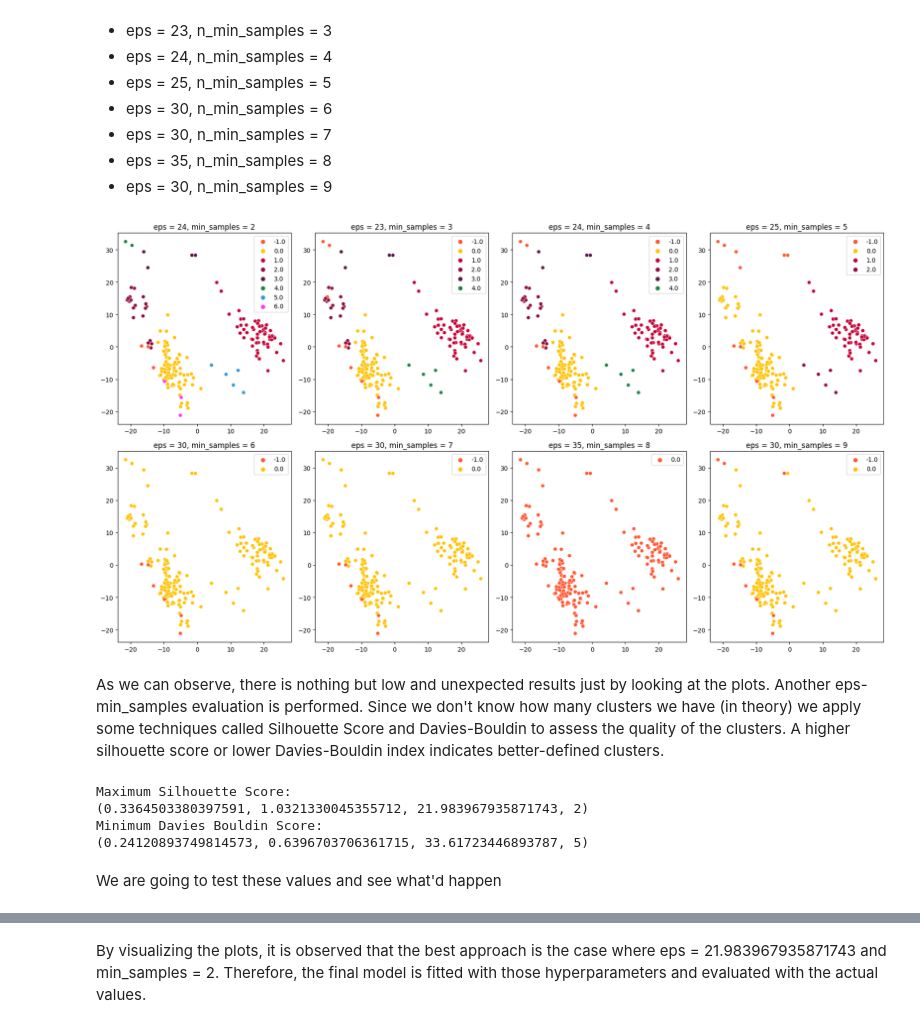
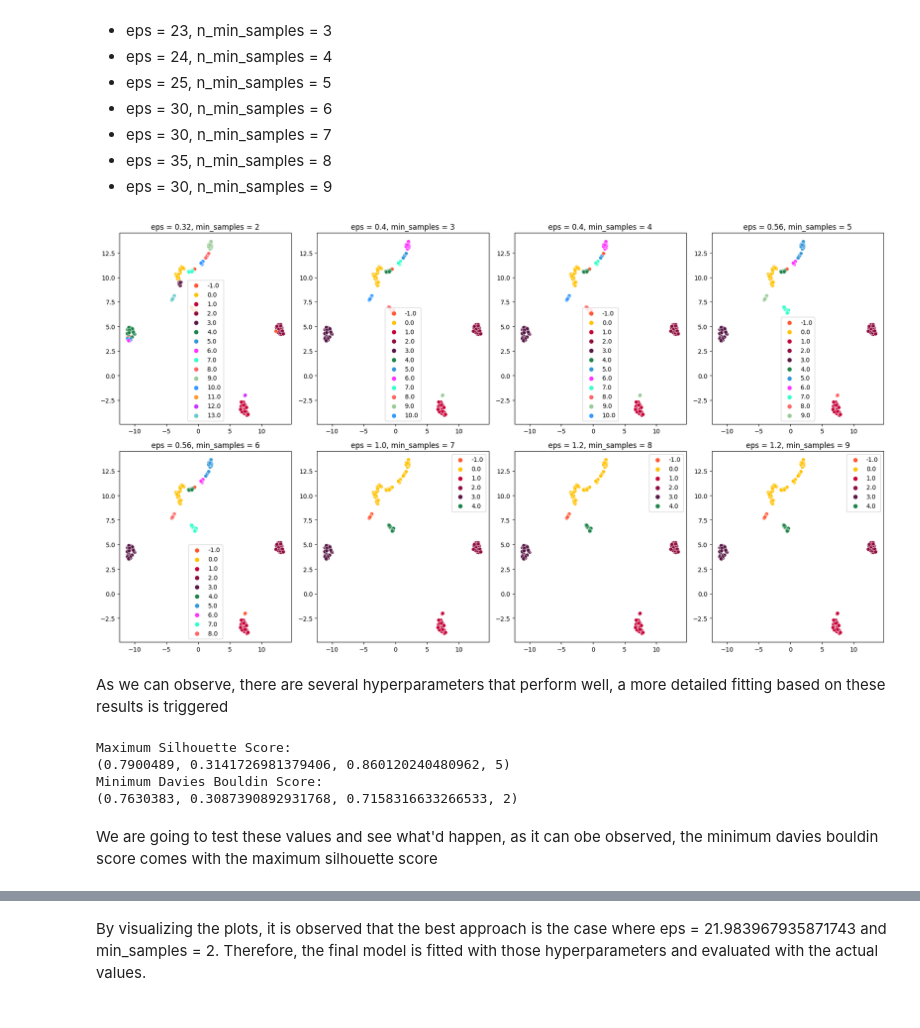
Before and after one commit to JoseGarayar/clustering_utec, a Jupyter notebook: clustering_analysis.ipynb, the cells around one changed output, grey strips where cells are left out. Cells and saved outputs as stored; diff of their text form; code cells hidden in the pictures.

```diff
--- a/clustering_analysis.ipynb
+++ b/clustering_analysis.ipynb
@@ -127,7 +159,7 @@ max_k = 10 # max number of cluster to be tested
 for k in range(1, max_k + 1):
 
     kmeans = KMeans(n_clusters = k, random_state = 23, n_init='auto')
-    kmeans.fit(X_pca)
+    kmeans.fit(X_umap)
 
     means.append(k)
     inertias.append(kmeans.inertia_)
@@ -222,7 +264,7 @@ def plot_silhouette_with_clusters(data, k):
 
     plt.show()
 # %%
-optimize_k_means_Elbow (X_pca, 10)
-optimize_k_means_silhouette(X_pca, 10)
-plot_silhouette_with_clusters(X_pca,7)
+optimize_k_means_Elbow (X_umap, 10)
+optimize_k_means_silhouette(X_umap, 10)
+plot_silhouette_with_clusters(X_umap,6)
 # %% [output]
@@ -232,6 +274,6 @@ plot_silhouette_with_clusters(X_pca,7)
 # %% [markdown]
 Applying K Means Clustering
 # %%
-kmeans = KMeans(n_clusters = 7, random_state = 23, n_init='auto')
-kmeans.fit(X_pca)
+kmeans = KMeans(n_clusters = 6, random_state = 23, n_init='auto')
+kmeans.fit(X_umap)
 # %% [output]
@@ -324,11 +416,11 @@ max_neighbors = 10
 # Perform iterations
 for n_neighbors in range(2, max_neighbors + 1):
     neigh = NearestNeighbors(n_neighbors = n_neighbors)
-    neigh.fit(X_pca)
+    neigh.fit(X_umap)
 
     # Distances would be in two columns, the first one representing the distance
     # of the point to itself, and the rest representing distances to its nearest neighbors
-    distances, indices = neigh.kneighbors(X_pca)
+    distances, indices = neigh.kneighbors(X_umap)
 
     # Keep the maximum distance, i.e., the farthest neighbor, to determine which one can cover
     # the n neighbors
@@ -373,54 +465,59 @@ For each plot, the following results are obtained through visual inspection (mak
 * eps = 35, n_min_samples = 8
 * eps = 30, n_min_samples = 9
 # %%
+# declaring UMAP instance to use to plot
+umap_plot = UMAP(n_components = 2, random_state = 23)
+
+# Creating the X_plot data set
+X_plot = umap_plot.fit_transform(X_sc)
 # Declare DBSCAN parameters (eps, n_min_samples)
-dbscan_params = [(24, 2), (23, 3),
-                 (24, 4), (25, 5),
-                 (30, 6), (30, 7),
-                 (35, 8), (30, 9)]
+dbscan_params = [(0.32, 2), (0.40, 3),
+                 (0.40, 4), (0.56, 5),
+                 (0.56, 6), (1.00, 7),
+                 (1.20, 8), (1.2, 9)]
 
 plot_order = list(range(9))
 
 colors = ["#FF5733", "#FFC300", "#C70039", "#900C3F", "#581845", "#1E8449", "#3498DB",
           "#FF33FF", "#33FFCC", "#FF6666", "#99CC99", "#3399FF", "#FF9933", "#CC33FF", "#66CCCC",
           "#FF9999", "#66FF99", "#9933FF", "#FFFF66", "#99FFCC", "#FF6666", "#99CC99", "#FF9933",
           "#CC33FF", "#66CCCC", "#FF5733", "#FFC300", "#C70039", "#900C3F", "#581845"]
 
-# declaring pca instance to use to plot
-pca_plot = PCA(n_components = 2, random_state = 23)
+# declaring UMAP instance to use to plot
+umap_plot = UMAP(n_components = 2, random_state = 23)
 
 # Creating the X_plot data set
-X_plot = pca_plot.fit_transform(X_sc)
+X_plot = umap_plot.fit_transform(X_sc)
 
 fig, axis = plt.subplots(2, 4, figsize=(18, 10))
 for (eps, n_min_samples), order in zip(dbscan_params, plot_order):
     dbscan = DBSCAN(eps=eps, min_samples=n_min_samples)
-    labels = dbscan.fit_predict(X_pca)
+    labels = dbscan.fit_predict(X_umap)
     n_labels = len(np.unique(labels))
     X_plot_dbscan = np.c_[X_plot, labels]
     # Visualize the results
     row = order // 4
     col = order % 4
     ax = axis[row, col]
     sns.scatterplot(x=X_plot_dbscan[:, 0], y=X_plot_dbscan[:, 1], hue=X_plot_dbscan[:, -1], palette=colors[:n_labels], ax=ax)
     ax.set_title(f'eps = {eps}, min_samples = {n_min_samples}')
 plt.tight_layout()
 plt.show()
 # %% [output]
-[figure, old version]
+[figure, new version]
-# %% [markdown]
-As we can observe, there is nothing but low and unexpected results just by looking at the plots. Another eps-min_samples evaluation is performed. Since we don't know how many clusters we have (in theory) we apply some techniques called Silhouette Score and Davies-Bouldin to assess the quality of the clusters. A higher silhouette score or lower Davies-Bouldin index indicates better-defined clusters.
+# %% [markdown]
+As we can observe, there are several hyperparameters that perform well, a more detailed fitting based on these results is triggered
 # %%
-list_eps = np.linspace(20, 35, 500)
+list_eps = np.linspace(0.2, 2, 500)
 list_min_samples = range(2, 10)
 list_results = list()
 for eps in list_eps:
     for min_samples in list_min_samples:
         dbscan = DBSCAN(eps=eps, min_samples=int(min_samples))
-        dbscan_labels = dbscan.fit_predict(X_pca)
+        dbscan_labels = dbscan.fit_predict(X_umap)
         if len(set(dbscan_labels)) > 1:
-            silhouette_avg = silhouette_score(X_pca, dbscan_labels, random_state=23)
-            davies_bouldin_avg = davies_bouldin_score(X_pca, dbscan_labels)
+            silhouette_avg = silhouette_score(X_umap, dbscan_labels, random_state=23)
+            davies_bouldin_avg = davies_bouldin_score(X_umap, dbscan_labels)
             list_results.append((silhouette_avg,davies_bouldin_avg, eps,min_samples))
 
 print('Maximum Silhouette Score:')
@@ -429,11 +526,11 @@ print('Minimum Davies Bouldin Score:')
 print(min(list_results, key = lambda x: x[1]))
 # %% [output]
 Maximum Silhouette Score:
-(0.3364503380397591, 1.0321330045355712, 21.983967935871743, 2)
+(0.7900489, 0.3141726981379406, 0.860120240480962, 5)
 Minimum Davies Bouldin Score:
-(0.24120893749814573, 0.6396703706361715, 33.61723446893787, 5)
+(0.7630383, 0.3087390892931768, 0.7158316633266533, 2)
 # %% [markdown]
-We are going to test these values and see what'd happen
+We are going to test these values and see what'd happen, as it can obe observed, the minimum davies bouldin score comes with the maximum silhouette score
 # %%
 fig, axis = plt.subplots(1, 2, figsize = (12, 4))
 
```
Also changed, not shown: parts of 47 cells of this notebook, 1 other file.
